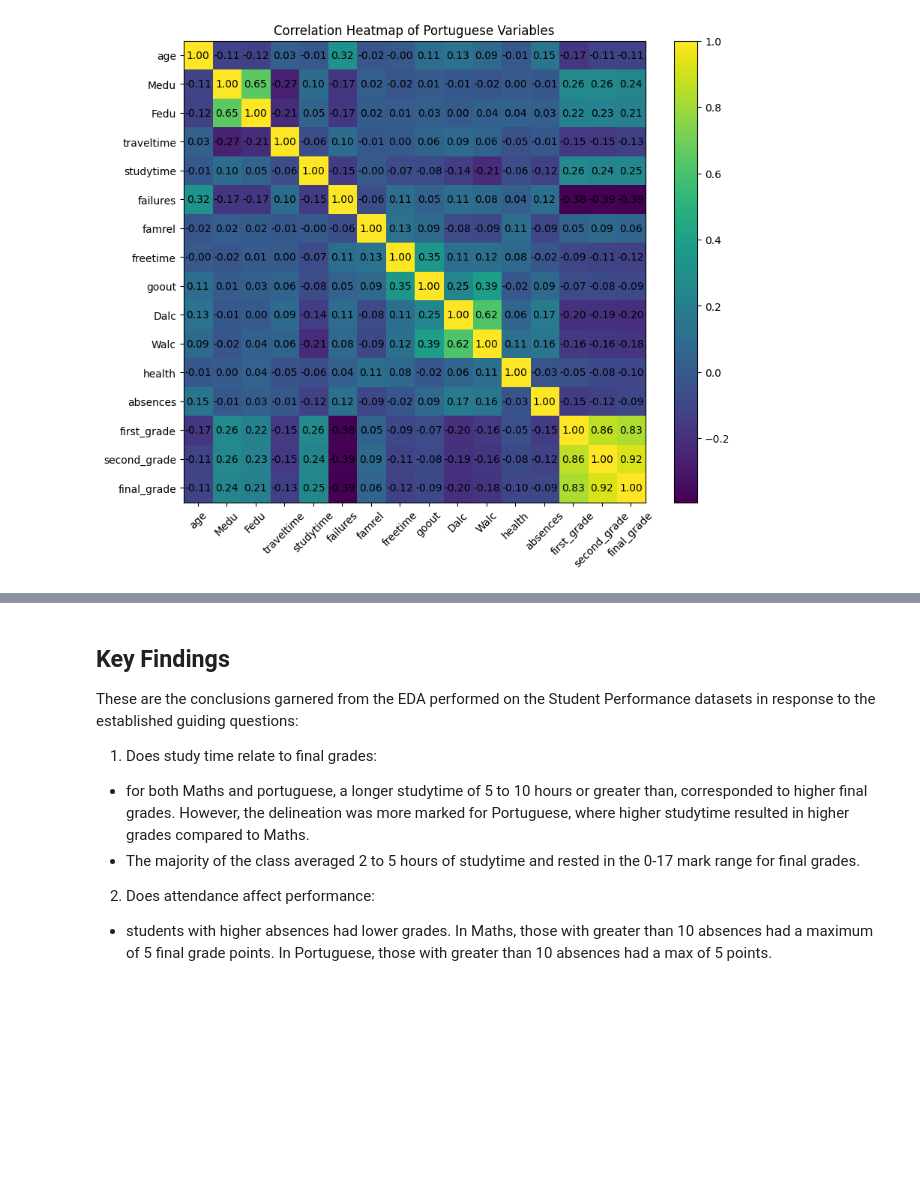
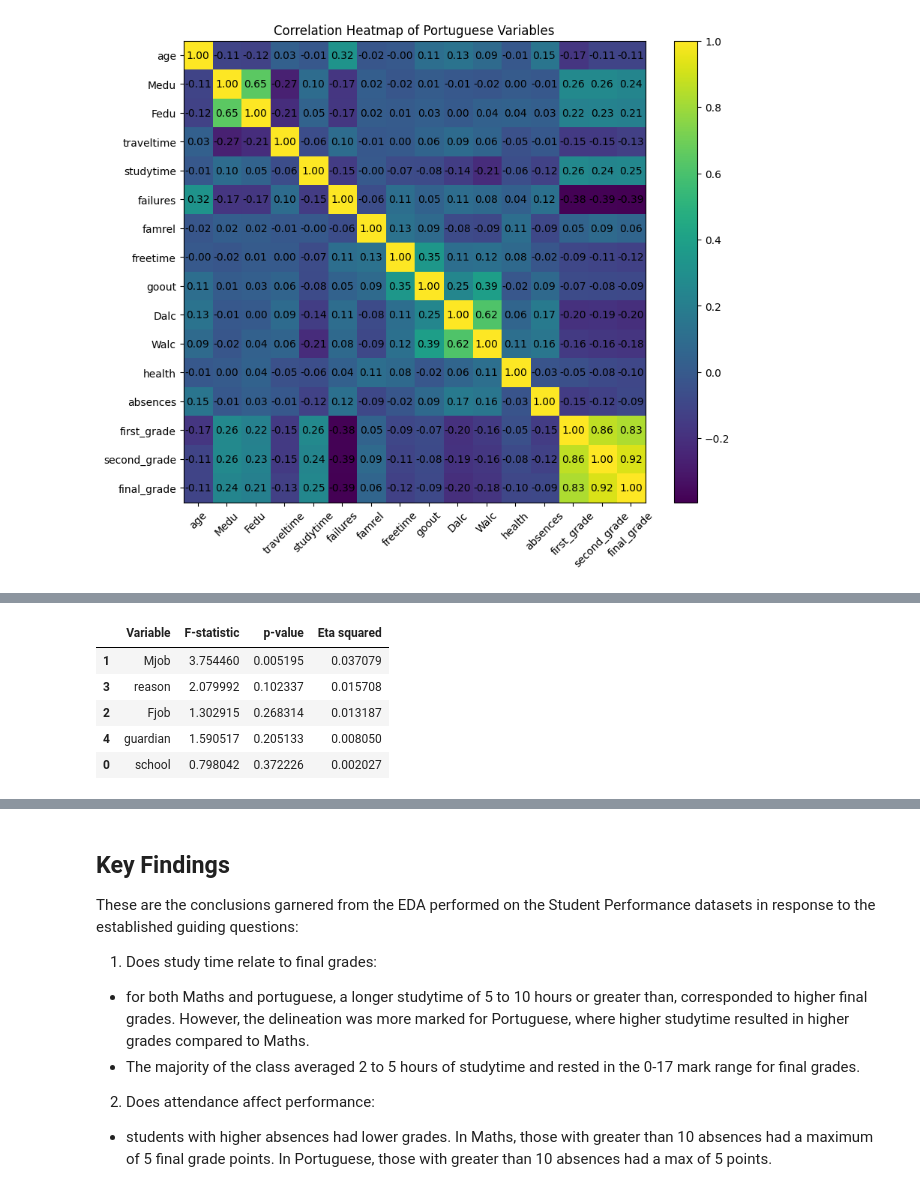
Before and after one commit to tingly-amua/Student-Performance-Analysis, a Jupyter notebook: EDA.ipynb, the cells around one changed output, grey strips where cells are left out. Cells and saved outputs as stored; diff of their text form; code cells hidden in the pictures; blank space fills up the shorter version.

```diff
--- a/EDA.ipynb
+++ b/EDA.ipynb
@@ -1597,0 +1595,58 @@ plt.show()
+# %%
+from scipy.stats import f_oneway
+import pandas as pd
+import numpy as np
+
+categorical_multi = [
+    'school',
+    'Mjob',
+    'Fjob',
+    'reason',
+    'guardian'
+]
+
+anova_results = []
+
+for feature in categorical_multi:
+
+    groups = [
+        group['final_grade'].values
+        for _, group in math_df.groupby(feature)
+    ]
+
+    f_stat, p_value = f_oneway(*groups)
+
+    # Calculate eta squared
+    grand_mean = math_df['final_grade'].mean()
+
+    ss_between = sum(
+        len(group) * (group['final_grade'].mean() - grand_mean) ** 2
+        for _, group in math_df.groupby(feature)
+    )
+
+    ss_total = sum(
+        (math_df['final_grade'] - grand_mean) ** 2
+    )
+
+    eta_squared = ss_between / ss_total
+
+    anova_results.append({
+        'Variable': feature,
+        'F-statistic': f_stat,
+        'p-value': p_value,
+        'Eta squared': eta_squared
+    })
+
+anova_results_df = pd.DataFrame(anova_results)
+
+display(anova_results_df.sort_values(
+    'Eta squared',
+    ascending=False
+))
+# %% [output]
+|  | Variable | F-statistic | p-value | Eta squared |
+| 1 | Mjob | 3.754460 | 0.005195 | 0.037079 |
+| 3 | reason | 2.079992 | 0.102337 | 0.015708 |
+| 2 | Fjob | 1.302915 | 0.268314 | 0.013187 |
+| 4 | guardian | 1.590517 | 0.205133 | 0.008050 |
+| 0 | school | 0.798042 | 0.372226 | 0.002027 |
```
Also changed, not shown: parts of 9 cells of this notebook, 1 other file.
